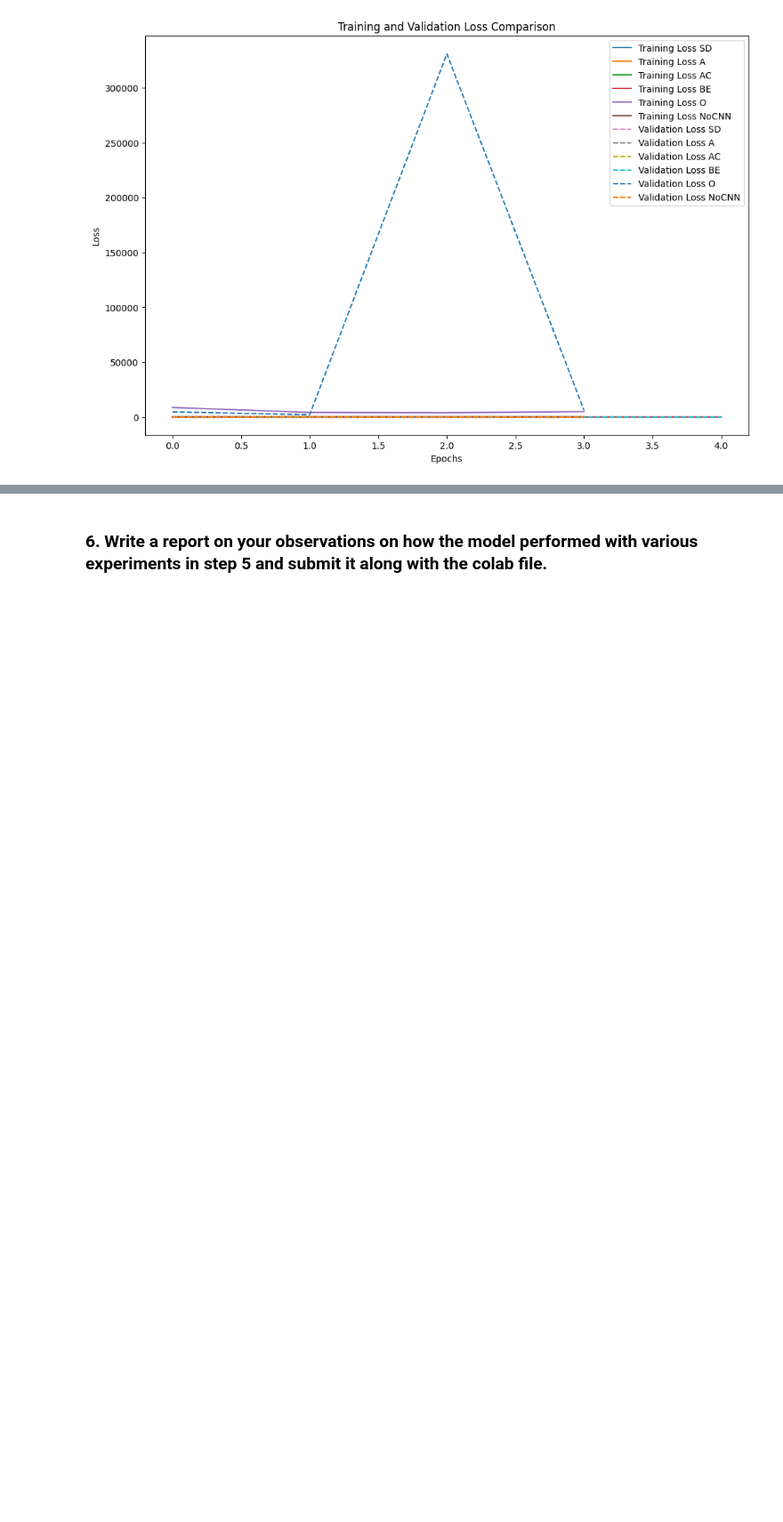
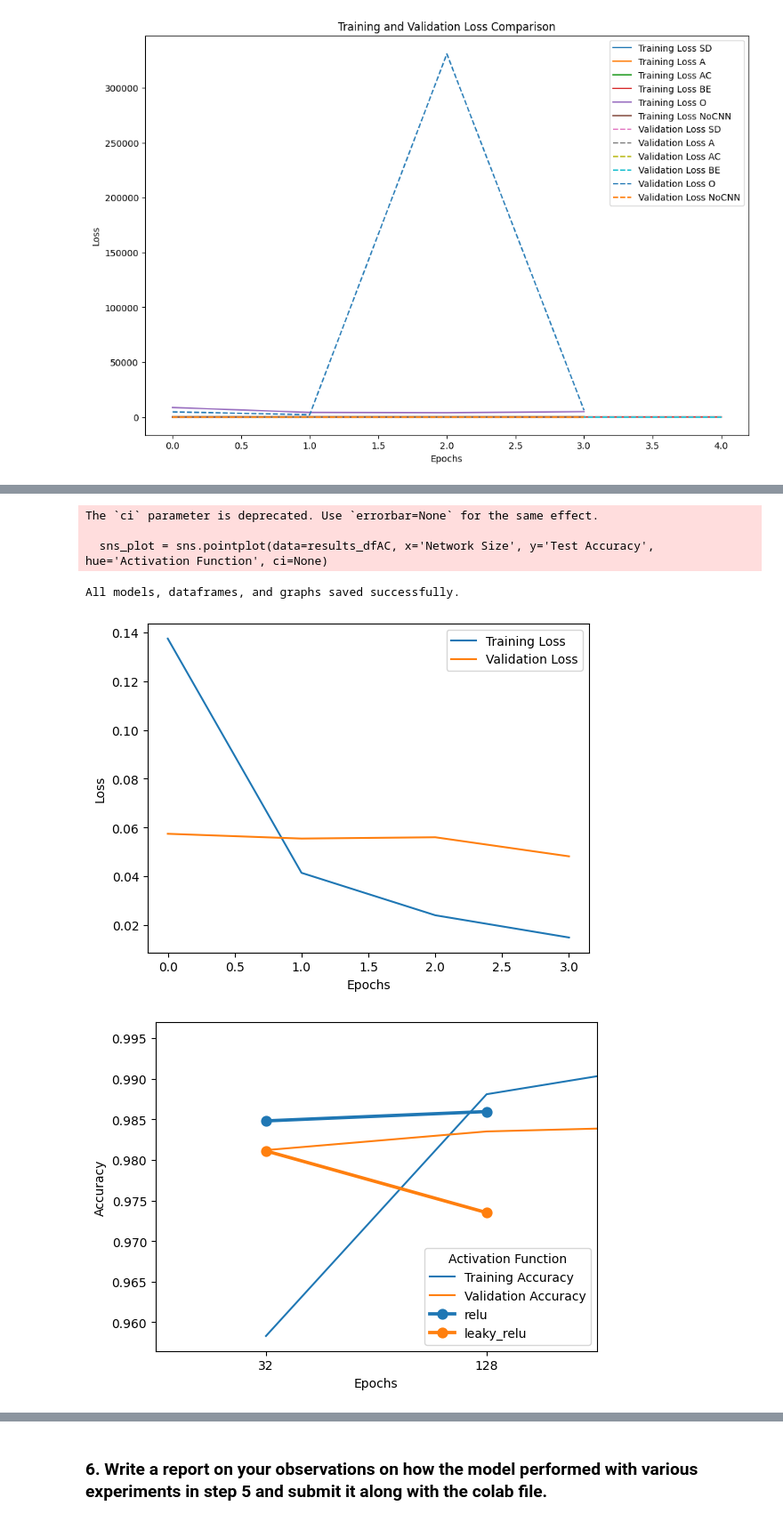
Before and after one commit to simulate111/MNIST, a Jupyter notebook: deepnote/Reza’s_Untitled_project/MNIST-deepnote-Reza’s_Untitled_project-MNIST-MNIST_colab.ipynb, the cells around one changed output, grey strips where cells are left out. Shown at 89% size. Cells and saved outputs as stored; diff of their text form; code cells hidden in the pictures; blank space fills up the shorter version.

```diff
--- a/deepnote/Reza’s_Untitled_project/MNIST-deepnote-Reza’s_Untitled_project-MNIST-MNIST_colab.ipynb
+++ b/deepnote/Reza’s_Untitled_project/MNIST-deepnote-Reza’s_Untitled_project-MNIST-MNIST_colab.ipynb
@@ -777,0 +829,62 @@ plt.show()
+# %%
+import os
+import pickle
+import matplotlib.pyplot as plt
+import seaborn as sns
+
+# Create a directory to save outputs
+output_directory = 'saved_outputs'
+os.makedirs(output_directory, exist_ok=True)
+
+# Save models
+modelCNN.save(os.path.join(output_directory, 'model_CNN.h5'))
+modelSD.save(os.path.join(output_directory, 'model_SD.h5'))
+modelA.save(os.path.join(output_directory, 'model_A.h5'))
+modelAC.save(os.path.join(output_directory, 'model_AC.h5'))
+modelBE.save(os.path.join(output_directory, 'model_BE.h5'))
+# Add more model saves as needed
+
+# Save dataframes
+results_dfSD.to_csv(os.path.join(output_directory, 'results_dfSD.csv'), index=False)
+results_dfA.to_csv(os.path.join(output_directory, 'results_dfA.csv'), index=False)
+results_dfAC.to_csv(os.path.join(output_directory, 'results_dfAC.csv'), index=False)
+results_dfO.to_csv(os.path.join(output_directory, 'results_dfO.csv'), index=False)
+results_dfBE.to_csv(os.path.join(output_directory, 'results_dfBE.csv'), index=False)
+results_dfNoCNN.to_csv(os.path.join(output_directory, 'results_dfNoCNN.csv'), index=False)
+# Add more dataframe saves as needed
+
+# Save graphs
+plt.figure()
+plt.plot(historyCNN.history['loss'], label='Training Loss')
+plt.plot(historyCNN.history['val_loss'], label='Validation Loss')
+plt.xlabel('Epochs')
+plt.ylabel('Loss')
+plt.legend()
+plt.savefig(os.path.join(output_directory, 'loss_graph_CNN.png'))
+
+plt.figure()
+plt.plot(historyCNN.history['accuracy'], label='Training Accuracy')
+plt.plot(historyCNN.history['val_accuracy'], label='Validation Accuracy')
+plt.xlabel('Epochs')
+plt.ylabel('Accuracy')
+plt.legend()
+plt.savefig(os.path.join(output_directory, 'accuracy_graph_CNN.png'))
+
+# Add more graph saves as needed
+
+# Save seaborn plots
+sns_plot = sns.pointplot(data=results_dfAC, x='Network Size', y='Test Accuracy', hue='Activation Function', ci=None)
+sns_plot.get_figure().savefig(os.path.join(output_directory, 'seaborn_plot.png'))
+
+
+
+# Save other files or outputs as needed
+
+print("All models, dataframes, and graphs saved successfully.")
+# %% [output]
+The `ci` parameter is deprecated. Use `errorbar=None` for the same effect.
+
+  sns_plot = sns.pointplot(data=results_dfAC, x='Network Size', y='Test Accuracy', hue='Activation Function', ci=None)
+All models, dataframes, and graphs saved successfully.
+[figure, added]
+[figure, added]
```
Also changed, not shown: parts of 5 cells of this notebook.
